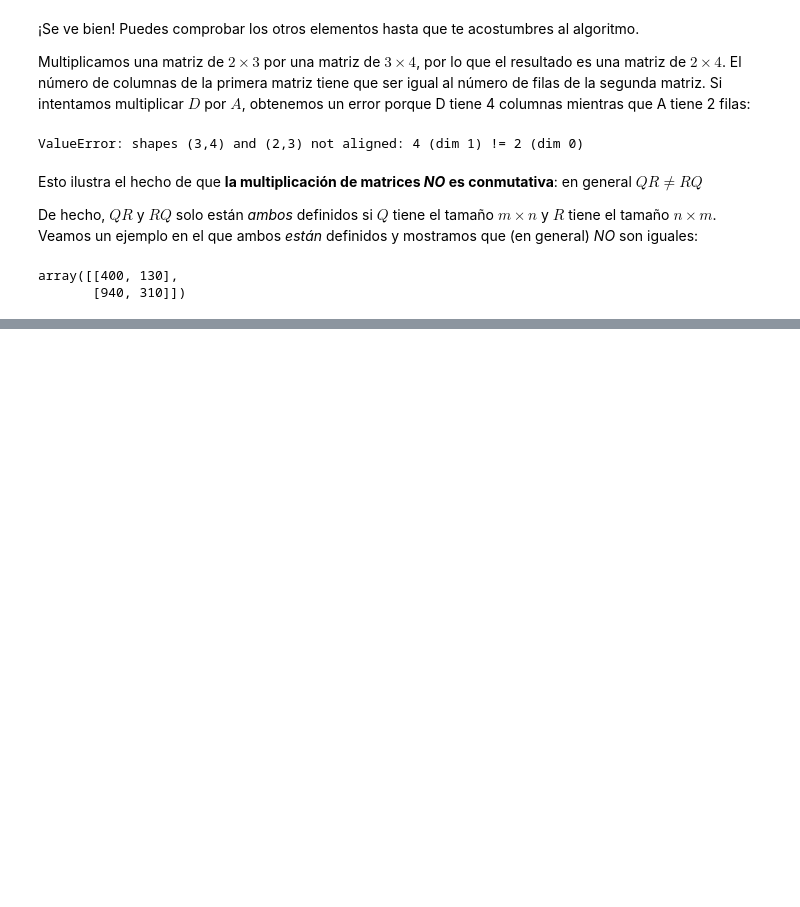
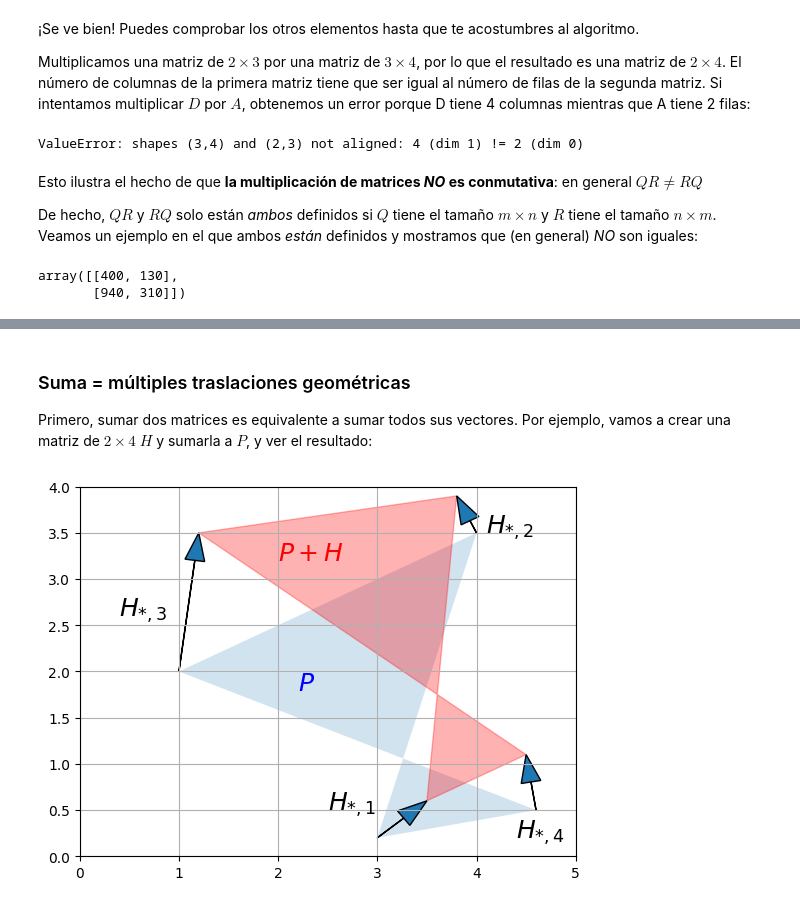
Before and after one commit to flaviomconde/Mate_para_Machine_Learning, a Jupyter notebook: Matrices/Matrices.ipynb, the cells around one changed output, grey strips where cells are left out. Saved outputs shown, nothing was run; the diff lists cells and outputs as text; code cells hidden in the pictures; blank space fills up the shorter version.

Commit message:
teoria matrices

```diff
--- a/Matrices/Matrices.ipynb
+++ b/Matrices/Matrices.ipynb
@@ -336,0 +596,33 @@ array([[400, 130],
+# %% [markdown]
+### Suma = múltiples traslaciones geométricas
+Primero, sumar dos matrices es equivalente a sumar todos sus vectores. Por ejemplo, vamos a crear una matriz de $2 \times 4$ $H$ y sumarla a $P$, y ver el resultado:
+# %%
+def plot_vector2d(vector2d, origin=[0, 0], **options):
+    return plt.arrow(origin[0], origin[1], vector2d[0], vector2d[1],
+              head_width=0.2, head_length=0.3, length_includes_head=True,
+              **options)
+# %%
+H = np.array([
+        [ 0.5, -0.2, 0.2, -0.1],
+        [ 0.4,  0.4, 1.5, 0.6]
+    ])
+
+P_moved = P + H
+
+plt.gca().add_artist(Polygon(P.T, alpha=0.2))
+plt.gca().add_artist(Polygon(P_moved.T, alpha=0.3, color="r"))
+for vector, origin in zip(H.T, P.T):
+    plot_vector2d(vector, origin=origin)
+
+plt.text(2.2, 1.8, "$P$", color="b", fontsize=18)
+plt.text(2.0, 3.2, "$P+H$", color="r", fontsize=18)
+plt.text(2.5, 0.5, "$H_{*,1}$", color="k", fontsize=18)
+plt.text(4.1, 3.5, "$H_{*,2}$", color="k", fontsize=18)
+plt.text(0.4, 2.6, "$H_{*,3}$", color="k", fontsize=18)
+plt.text(4.4, 0.2, "$H_{*,4}$", color="k", fontsize=18)
+
+plt.axis([0, 5, 0, 4])
+plt.grid()
+plt.show()
+# %% [output]
+[figure, added]
```
Also changed, not shown: parts of 139 cells of this notebook, 1 other file.
